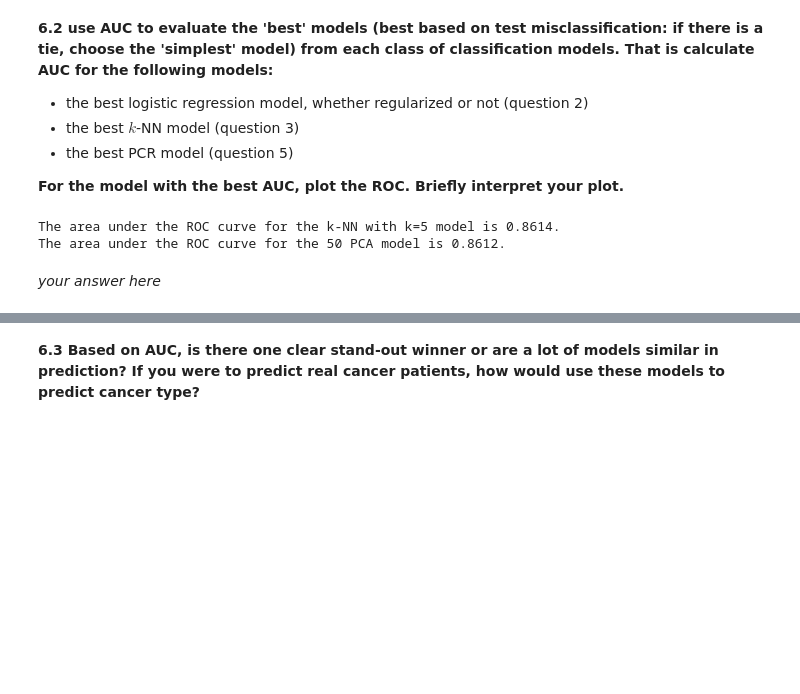
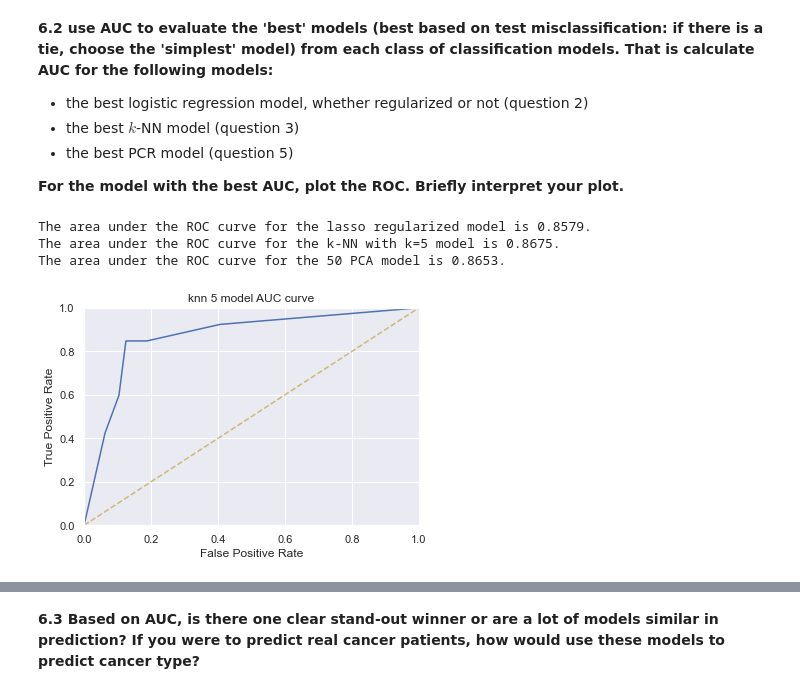
Before and after one commit to kkvalsvik/DataScience_cs109a_Harvard, a Jupyter notebook: cs_s109a_hw4.ipynb, the cells around one changed output, grey strips where cells are left out. Saved outputs shown, nothing was run; the diff lists cells and outputs as text; code cells hidden in the pictures; blank space fills up the shorter version.

```diff
--- a/cs_s109a_hw4.ipynb
+++ b/cs_s109a_hw4.ipynb
@@ -655,21 +660,31 @@ In comparison, when evaluating models based on misclassification rate the highes
 **For the model with the best AUC, plot the ROC. Briefly interpret your plot.**
 # %%
 # the best logistic regression model, whether regularized or not (question 2)
-yhat_test_lasso = logit_lasso
+yhat_test_lasso = logit_lasso.predict_proba(X_testNorm)[:,1]
+fprLasso, tprLasso, thresholdsLasso = sk.metrics.roc_curve(y_test, yhat_test_lasso)
+print('The area under the ROC curve for the lasso regularized model is {:.4}.'.format(sk.metrics.auc(fprLasso,tprLasso)))
+
 # the best  𝑘 -NN model (question 3)
-yhat_test_knn5 = fittedModel_5.predict(X_testNorm)
+yhat_test_knn5 = fittedModel_5.predict_proba(X_testNorm)[:,1]
 fpr5, tpr5, thresholds5 = sk.metrics.roc_curve(y_test, yhat_test_knn5)
 print('The area under the ROC curve for the k-NN with k=5 model is {:.4}.'.format(sk.metrics.auc(fpr5,tpr5)))
 
 # the best PCR model (question 5)
-yhat_test_pcr50 = logit_50Pred.predict(pcaTest_df.iloc[:,0:50])
+yhat_test_pcr50 = logit_50Pred.predict_proba(pcaTest_df.iloc[:,0:50])[:,1]
 fpr50, tpr50, thresholds50 = sk.metrics.roc_curve(y_test, yhat_test_pcr50)
 print('The area under the ROC curve for the 50 PCA model is {:.4}.'.format(sk.metrics.auc(fpr50,tpr50)))
-   # choose the best from CV in 5.2!!!
 
-# plt.plot(fpr,tpr) plot the best!!
+# plot
+plt.plot(fpr5,tpr5)
+plt.plot([0, 1], [0, 1],'y--')
+plt.xlim([0, 1])
+plt.ylim([0, 1])
+plt.title('knn 5 model AUC curve')
+plt.ylabel('True Positive Rate')
+plt.xlabel('False Positive Rate')
+plt.show()
 # %% [output]
-The area under the ROC curve for the k-NN with k=5 model is 0.8614.
-The area under the ROC curve for the 50 PCA model is 0.8612.
+The area under the ROC curve for the lasso regularized model is 0.8579.
+The area under the ROC curve for the k-NN with k=5 model is 0.8675.
+The area under the ROC curve for the 50 PCA model is 0.8653.
+[figure, added]
-# %% [markdown]
-*your answer here*
```
Also changed, not shown: parts of 7 cells of this notebook.
